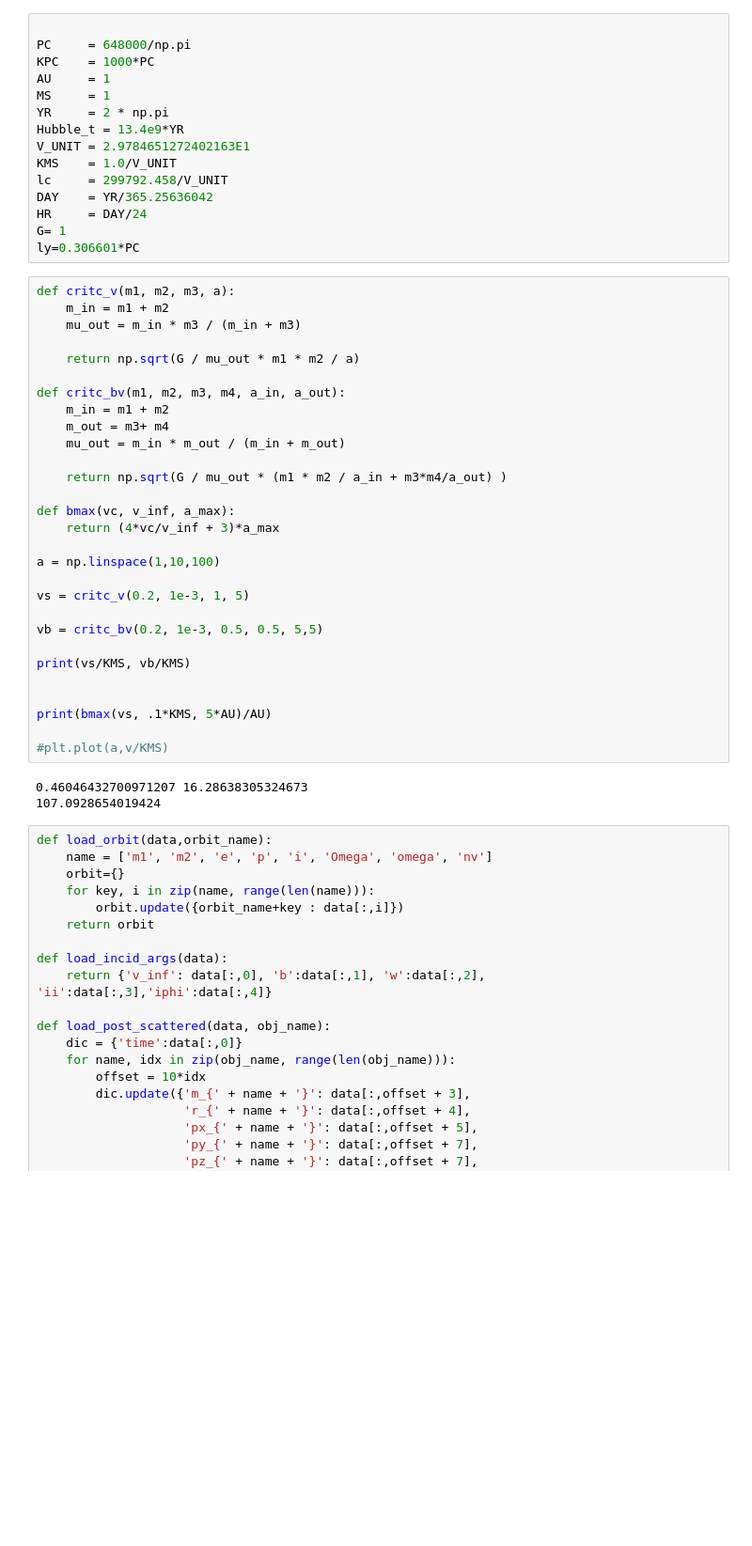
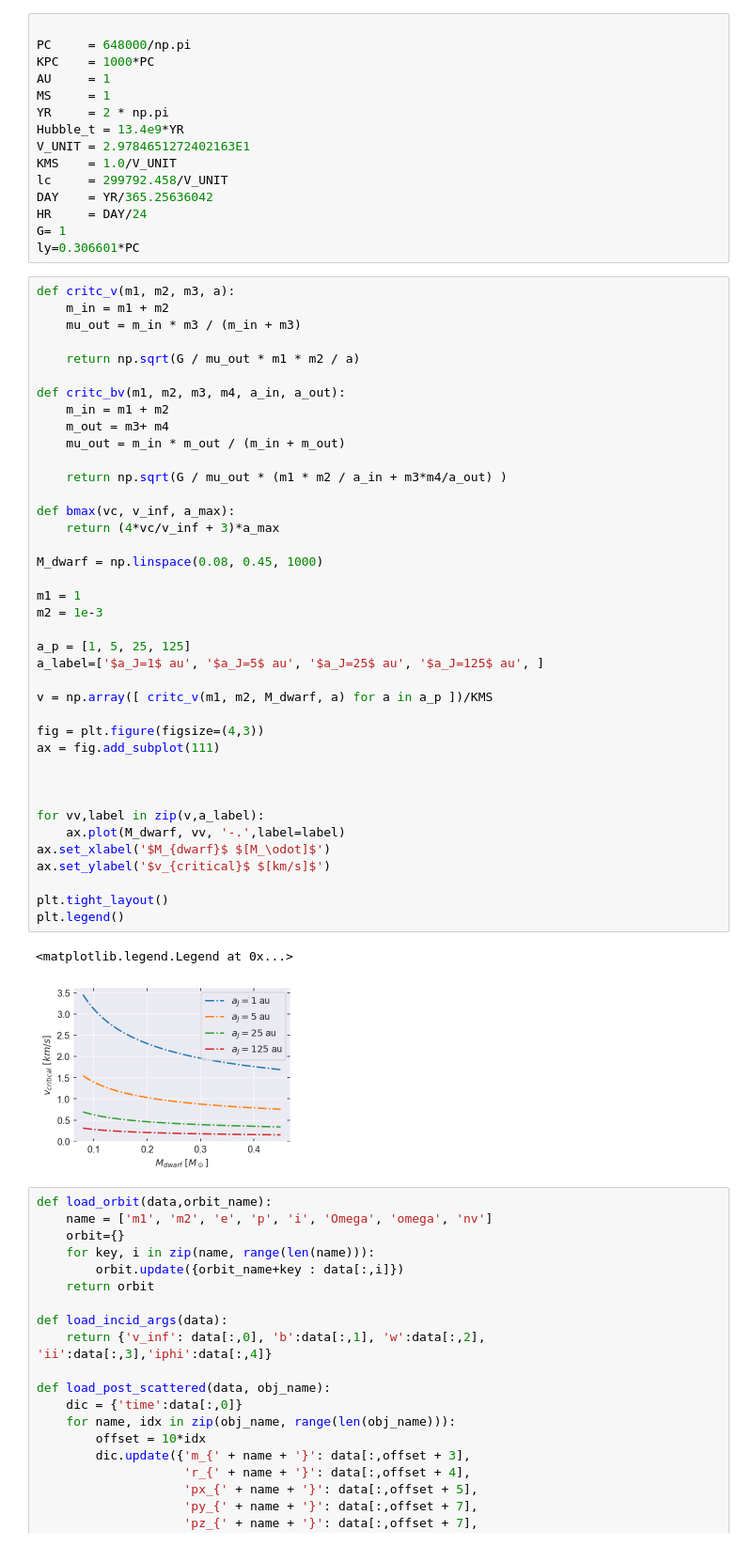
Before and after one commit to YihanWangAstro/giant-planet, a Jupyter notebook: process/giant-planet.ipynb, the cells around one changed output. Shown at 94% size. Cells and saved outputs as stored; diff of their text form; blank space fills up the shorter version.

```diff
--- a/process/giant-planet.ipynb
+++ b/process/giant-planet.ipynb
@@ -59,35 +59,45 @@ ly=0.306601*PC
 # %%
 def critc_v(m1, m2, m3, a):
     m_in = m1 + m2
     mu_out = m_in * m3 / (m_in + m3)
 
     return np.sqrt(G / mu_out * m1 * m2 / a)
 
 def critc_bv(m1, m2, m3, m4, a_in, a_out):
     m_in = m1 + m2
     m_out = m3+ m4
     mu_out = m_in * m_out / (m_in + m_out)
 
     return np.sqrt(G / mu_out * (m1 * m2 / a_in + m3*m4/a_out) )
 
 def bmax(vc, v_inf, a_max):
     return (4*vc/v_inf + 3)*a_max
 
-a = np.linspace(1,10,100)
+M_dwarf = np.linspace(0.08, 0.45, 1000)
 
-vs = critc_v(0.2, 1e-3, 1, 5)
+m1 = 1
+m2 = 1e-3
 
-vb = critc_bv(0.2, 1e-3, 0.5, 0.5, 5,5)
+a_p = [1, 5, 25, 125]
+a_label=['$a_J=1$ au', '$a_J=5$ au', '$a_J=25$ au', '$a_J=125$ au', ]
 
-print(vs/KMS, vb/KMS)
+v = np.array([ critc_v(m1, m2, M_dwarf, a) for a in a_p ])/KMS
+
+fig = plt.figure(figsize=(4,3))
+ax = fig.add_subplot(111)
 
 
-print(bmax(vs, .1*KMS, 5*AU)/AU)
 
-#plt.plot(a,v/KMS)
+for vv,label in zip(v,a_label):
+    ax.plot(M_dwarf, vv, '-.',label=label)
+ax.set_xlabel('$M_{dwarf}$ $[M_\odot]$')
+ax.set_ylabel('$v_{critical}$ $[km/s]$')
+
+plt.tight_layout()
+plt.legend()
 # %% [output]
-0.46046432700971207 16.28638305324673
-107.0928654019424
+<matplotlib.legend.Legend at 0x...>
+[figure, added]
 # %%
 def load_orbit(data,orbit_name):
     name = ['m1', 'm2', 'e', 'p', 'i', 'Omega', 'omega', 'nv']
```
